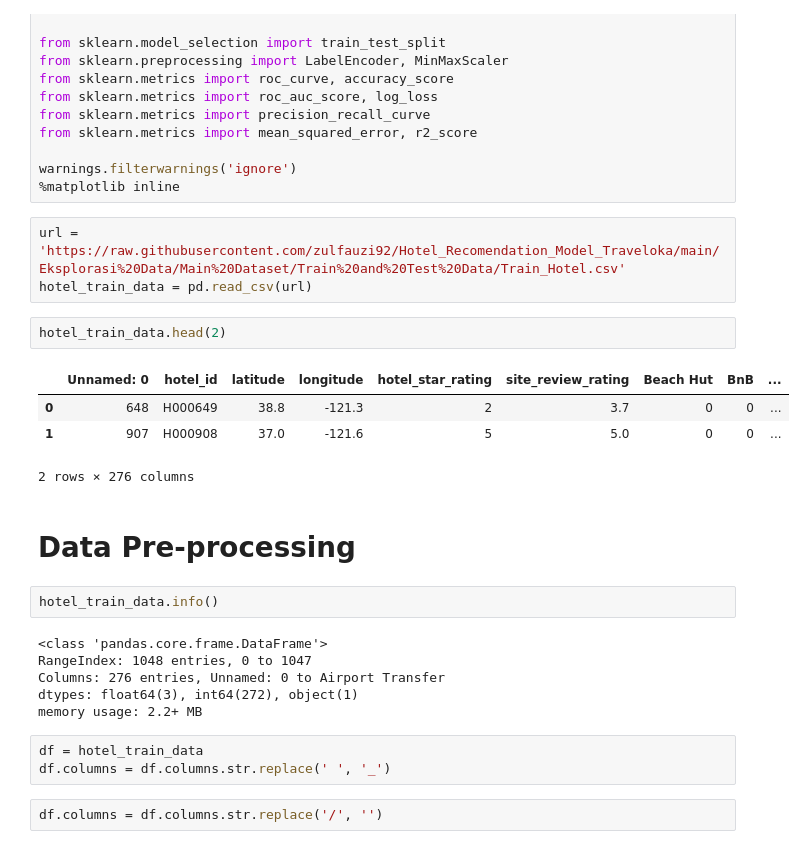
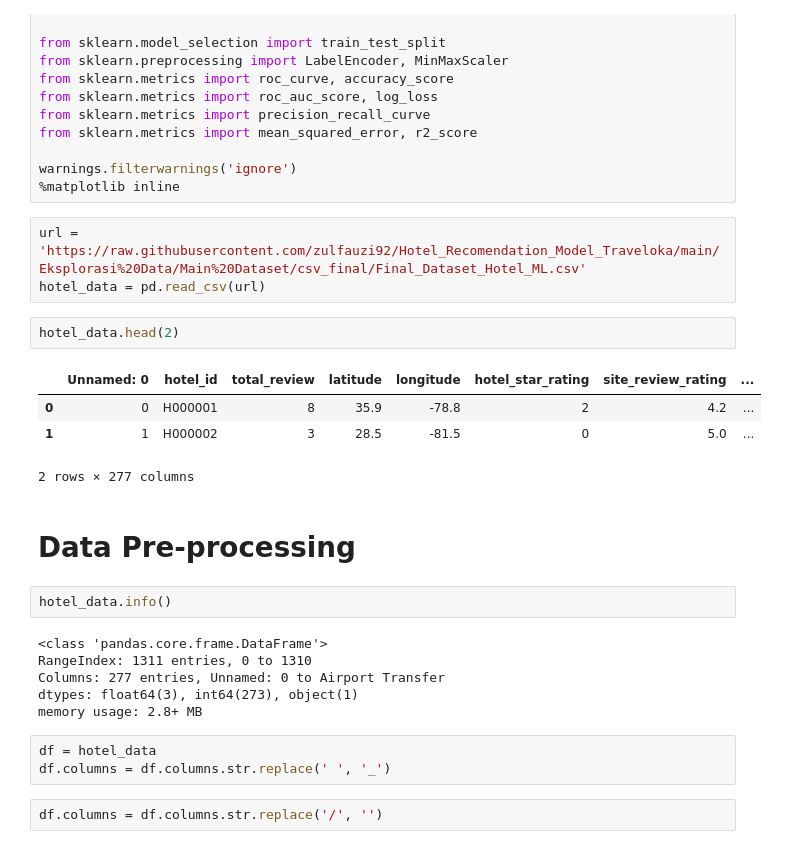
Before and after one commit to zulfauzi92/Hotel_Recomendation_Model_Traveloka, a Jupyter notebook: Recomendation Model/ML Model for Hotel Reco Content Based.ipynb, the cells around one changed output. Cells and saved outputs as stored; diff of their text form.

```diff
--- a/Recomendation Model/ML Model for Hotel Reco Content Based.ipynb
+++ b/Recomendation Model/ML Model for Hotel Reco Content Based.ipynb
@@ -31,27 +31,27 @@ from sklearn.metrics import mean_squared_error, r2_score
 warnings.filterwarnings('ignore')
 %matplotlib inline
 # %%
-url = 'https://raw.githubusercontent.com/zulfauzi92/Hotel_Recomendation_Model_Traveloka/main/Eksplorasi%20Data/Main%20Dataset/Train%20and%20Test%20Data/Train_Hotel.csv'
-hotel_train_data = pd.read_csv(url)
+url = 'https://raw.githubusercontent.com/zulfauzi92/Hotel_Recomendation_Model_Traveloka/main/Eksplorasi%20Data/Main%20Dataset/csv_final/Final_Dataset_Hotel_ML.csv'
+hotel_data = pd.read_csv(url)
 # %%
-hotel_train_data.head(2)
+hotel_data.head(2)
 # %% [output]
-|  | Unnamed: 0 | hotel_id | latitude | longitude | hotel_star_rating | site_review_rating | Beach Hut | BnB | ... |
-| 0 | 648 | H000649 | 38.8 | -121.3 | 2 | 3.7 | 0 | 0 | ... |
-| 1 | 907 | H000908 | 37.0 | -121.6 | 5 | 5.0 | 0 | 0 | ... |
+|  | Unnamed: 0 | hotel_id | total_review | latitude | longitude | hotel_star_rating | site_review_rating | ... |
+| 0 | 0 | H000001 | 8 | 35.9 | -78.8 | 2 | 4.2 | ... |
+| 1 | 1 | H000002 | 3 | 28.5 | -81.5 | 0 | 5.0 | ... |
-2 rows × 276 columns
+2 rows × 277 columns
 # %% [markdown]
 # Data Pre-processing
 # %%
-hotel_train_data.info()
+hotel_data.info()
 # %% [output]
 <class 'pandas.core.frame.DataFrame'>
-RangeIndex: 1048 entries, 0 to 1047
-Columns: 276 entries, Unnamed: 0 to Airport Transfer
-dtypes: float64(3), int64(272), object(1)
-memory usage: 2.2+ MB
+RangeIndex: 1311 entries, 0 to 1310
+Columns: 277 entries, Unnamed: 0 to Airport Transfer
+dtypes: float64(3), int64(273), object(1)
+memory usage: 2.8+ MB
 # %%
-df = hotel_train_data
+df = hotel_data
 df.columns = df.columns.str.replace(' ', '_')
 # %%
 df.columns = df.columns.str.replace('/', '')
```
Also changed, not shown: parts of 12 cells of this notebook.
